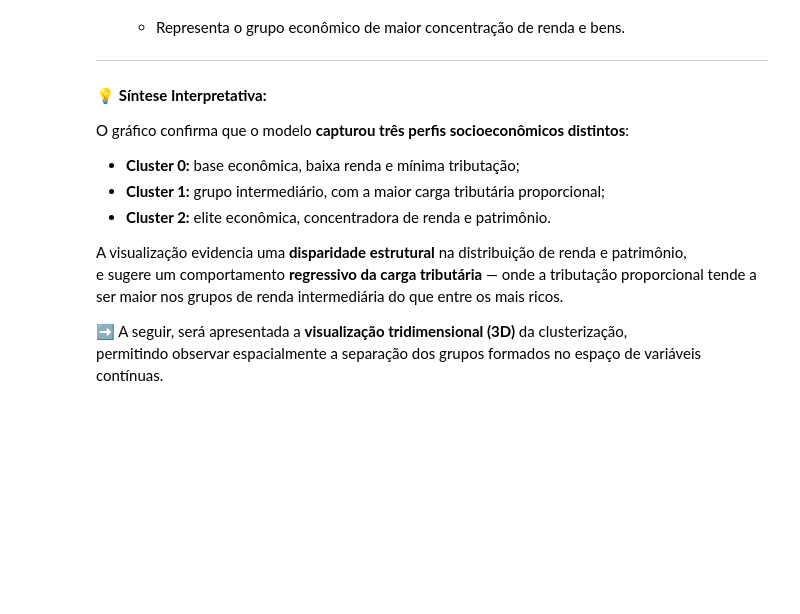
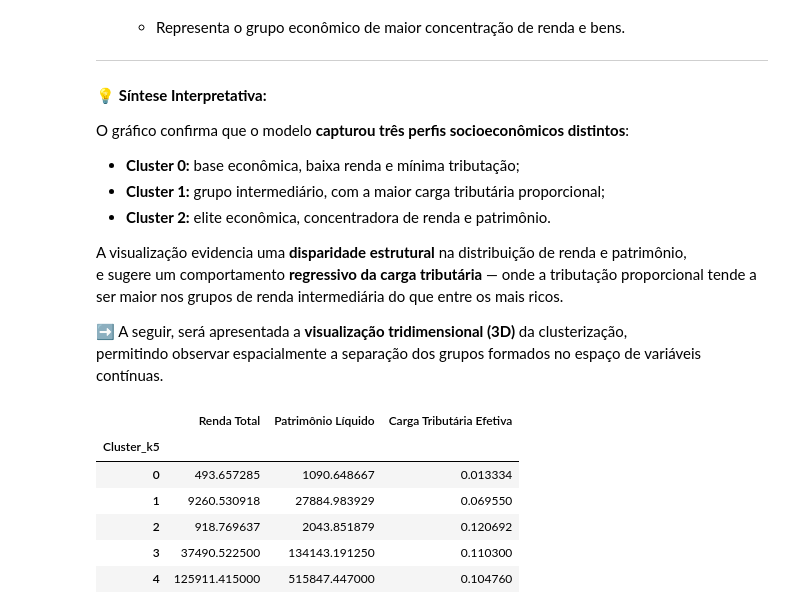
Before and after one commit to PadawanXXVI/kmeans-3d-cluster, a Jupyter notebook: distribuicao-renda.ipynb, the cells around one changed output. Cells and saved outputs as stored; diff of their text form; code cells hidden in the pictures; blank space fills up the shorter version.

```diff
--- a/distribuicao-renda.ipynb
+++ b/distribuicao-renda.ipynb
@@ -957,3 +954,24 @@ e sugere um comportamento **regressivo da carga tributária** — onde a tributa
 
 ➡️ A seguir, será apresentada a **visualização tridimensional (3D)** da clusterização,
 permitindo observar espacialmente a separação dos grupos formados no espaço de variáveis contínuas.
+# %%
+# ================================
+# Comparação: KMeans com k = 5
+# ================================
+
+from sklearn.cluster import KMeans
+
+# Aplicar o modelo com 5 clusters
+kmeans_5 = KMeans(n_clusters=5, random_state=42)
+df_cluster["Cluster_k5"] = kmeans_5.fit_predict(X_scaled)
+
+# Verificar médias das variáveis por cluster
+df_cluster.groupby("Cluster_k5")[["Renda Total", "Patrimônio Líquido", "Carga Tributária Efetiva"]].mean()
+# %% [output]
+|  | Renda Total | Patrimônio Líquido | Carga Tributária Efetiva |
+| Cluster_k5 |  |  |  |
+| 0 | 493.657285 | 1090.648667 | 0.013334 |
+| 1 | 9260.530918 | 27884.983929 | 0.069550 |
+| 2 | 918.769637 | 2043.851879 | 0.120692 |
+| 3 | 37490.522500 | 134143.191250 | 0.110300 |
+| 4 | 125911.415000 | 515847.447000 | 0.104760 |
```
Also changed, not shown: parts of 6 cells of this notebook.
